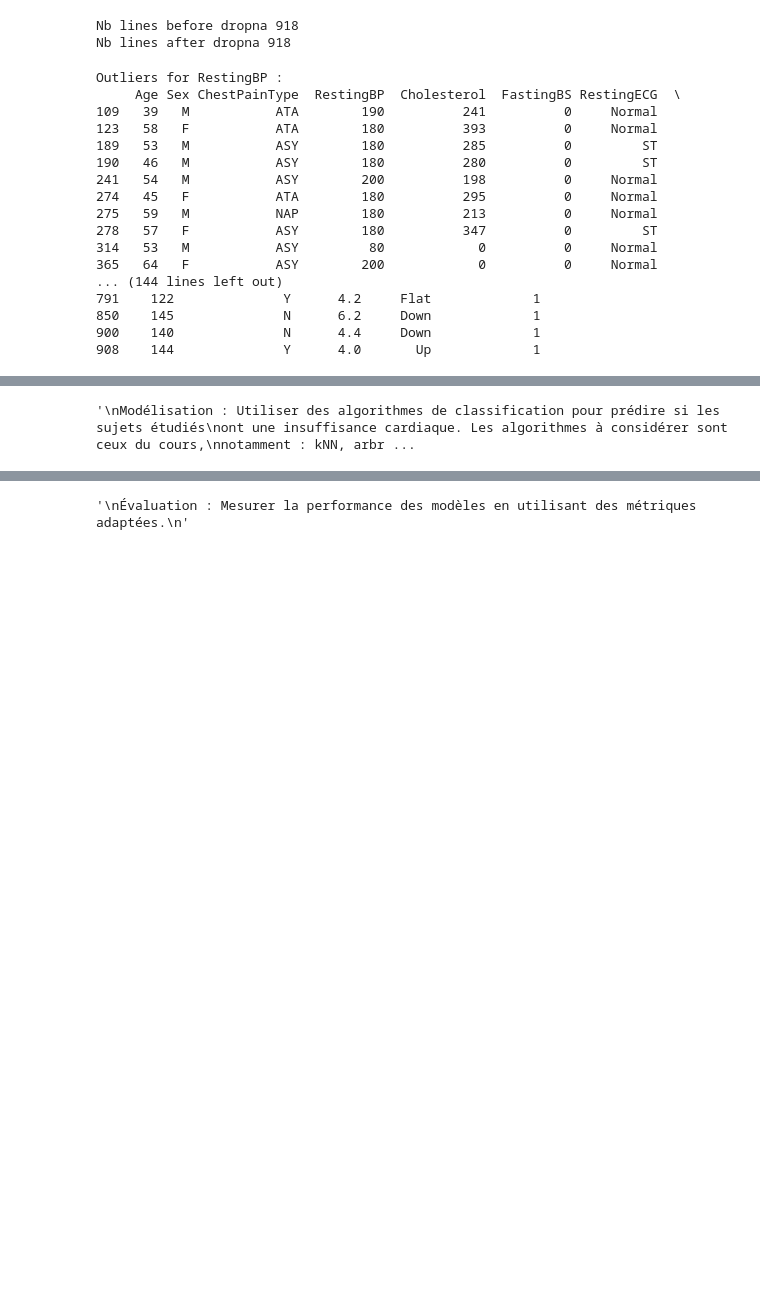
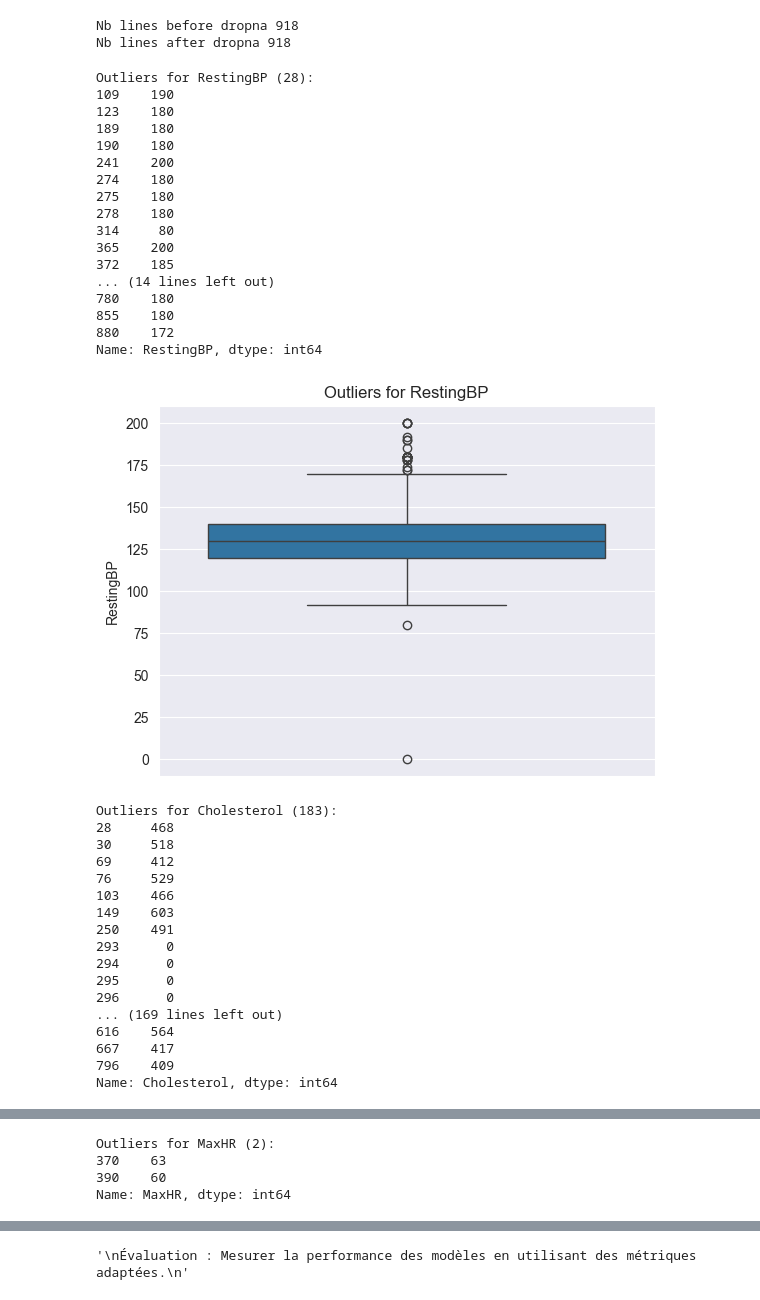
Before and after one commit to gatiengnv/heart_disease_detection, a Jupyter notebook: main.ipynb, the cells around one changed output, grey strips where cells are left out. Saved outputs shown, nothing was run; the diff lists cells and outputs as text; code cells hidden in the pictures; blank space fills up the shorter version.

Commit message:
Add function to find outliers

```diff
--- a/main.ipynb
+++ b/main.ipynb
@@ -119,34 +121,55 @@ Nb lines after dropna 918
 # %%
 # manage outliers
 def find_outliers(column_name : str)-> pd.DataFrame:
     Q1 = df[column_name].quantile(0.25)
     Q3 = df[column_name].quantile(0.75)
     IQR = Q3 - Q1
     pd = df[(df[column_name]>(Q3 + 1.5*IQR)) | (df[column_name]<(Q1 - 1.5*IQR))]
     return pd if not pd.empty else None
 
 for col in df:
     col_type = df[col].dtypes
     if col_type == np.int64 or col_type == np.float64:
         outliers = find_outliers(col)
         if outliers is not None:
-            print(f"Outliers for {col} :")
-            print(outliers)
+            print(f"Outliers for {col} ({len(outliers)}):")
+            print(outliers[col])
+            sns.boxplot(data=df[col])
+            plt.title(f"Outliers for {col}")
+            plt.show()
 # %% [output]
-Outliers for RestingBP :
-     Age Sex ChestPainType  RestingBP  Cholesterol  FastingBS RestingECG  \
-109   39   M           ATA        190          241          0     Normal
-123   58   F           ATA        180          393          0     Normal
-189   53   M           ASY        180          285          0         ST
-190   46   M           ASY        180          280          0         ST
-241   54   M           ASY        200          198          0     Normal
-274   45   F           ATA        180          295          0     Normal
-275   59   M           NAP        180          213          0     Normal
-278   57   F           ASY        180          347          0         ST
-314   53   M           ASY         80            0          0     Normal
-365   64   F           ASY        200            0          0     Normal
-... (144 lines left out)
-791    122              Y      4.2     Flat             1
-850    145              N      6.2     Down             1
-900    140              N      4.4     Down             1
-908    144              Y      4.0       Up             1
+Outliers for RestingBP (28):
+109    190
+123    180
+189    180
+190    180
+241    200
+274    180
+275    180
+278    180
+314     80
+365    200
+372    185
+... (14 lines left out)
+780    180
+855    180
+880    172
+Name: RestingBP, dtype: int64
+[figure, added]
+Outliers for Cholesterol (183):
+28     468
+30     518
+69     412
+76     529
+103    466
+149    603
+250    491
+293      0
+294      0
+295      0
+296      0
+... (169 lines left out)
+616    564
+667    417
+796    409
+Name: Cholesterol, dtype: int64
@@ -152,0 +195,4 @@ Outliers for RestingBP :
+Outliers for MaxHR (2):
+370    63
+390    60
+Name: MaxHR, dtype: int64
@@ -153,10 +218,0 @@ Outliers for RestingBP :
-# %%
-"""
-Modélisation : Utiliser des algorithmes de classification pour prédire si les sujets étudiés
-ont une insuffisance cardiaque. Les algorithmes à considérer sont ceux du cours,
-notamment : kNN, arbre de décision, forêts aléatoires, régression logistique et réseaux de
-neurones. Il faudra également choisir un algorithme de classification non vu en cours,
-l’expliquer brièvement et le tester.
-"""
-# %% [output]
-'\nModélisation : Utiliser des algorithmes de classification pour prédire si les sujets étudiés\nont une insuffisance cardiaque. Les algorithmes à considérer sont ceux du cours,\nnotamment : kNN, arbr ...
```
Also changed, not shown: parts of 4 cells of this notebook.
